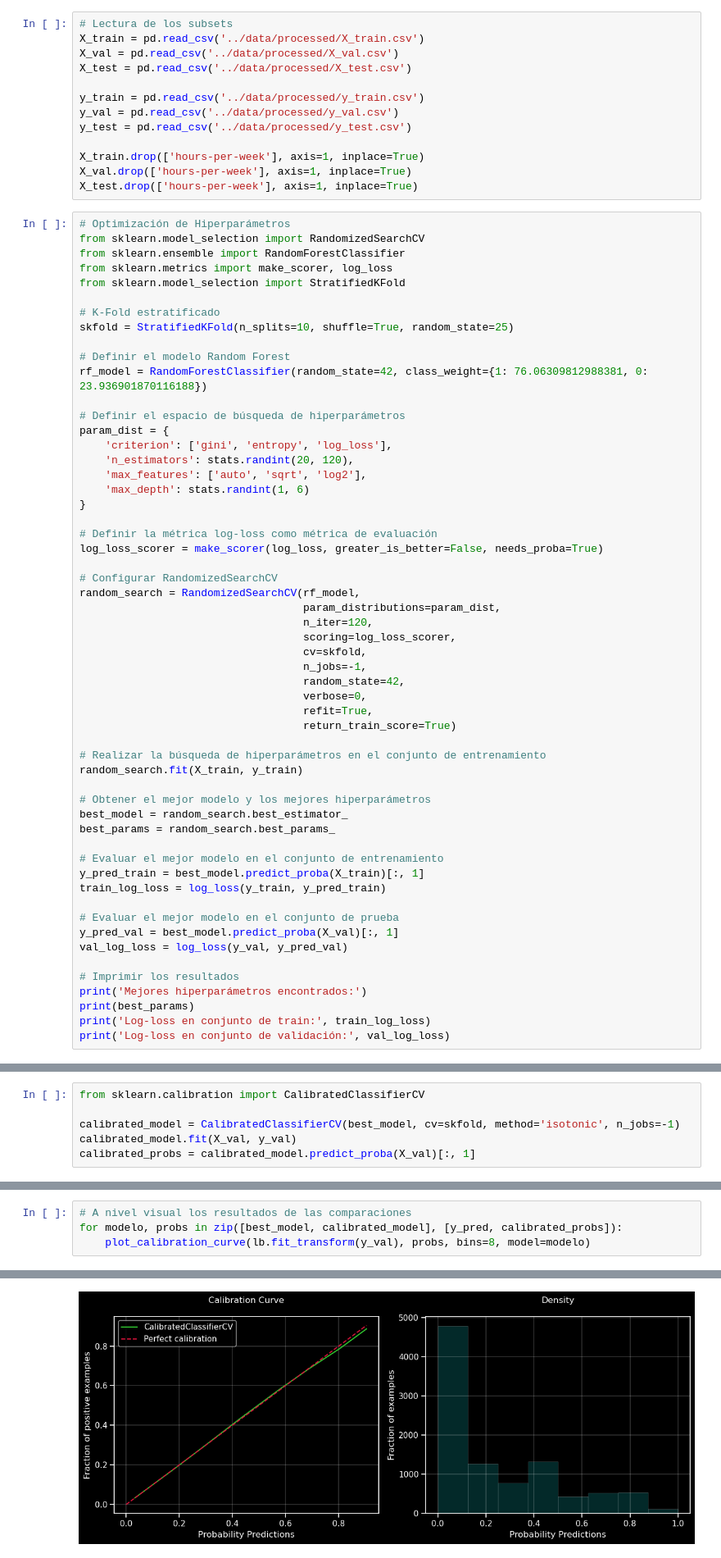
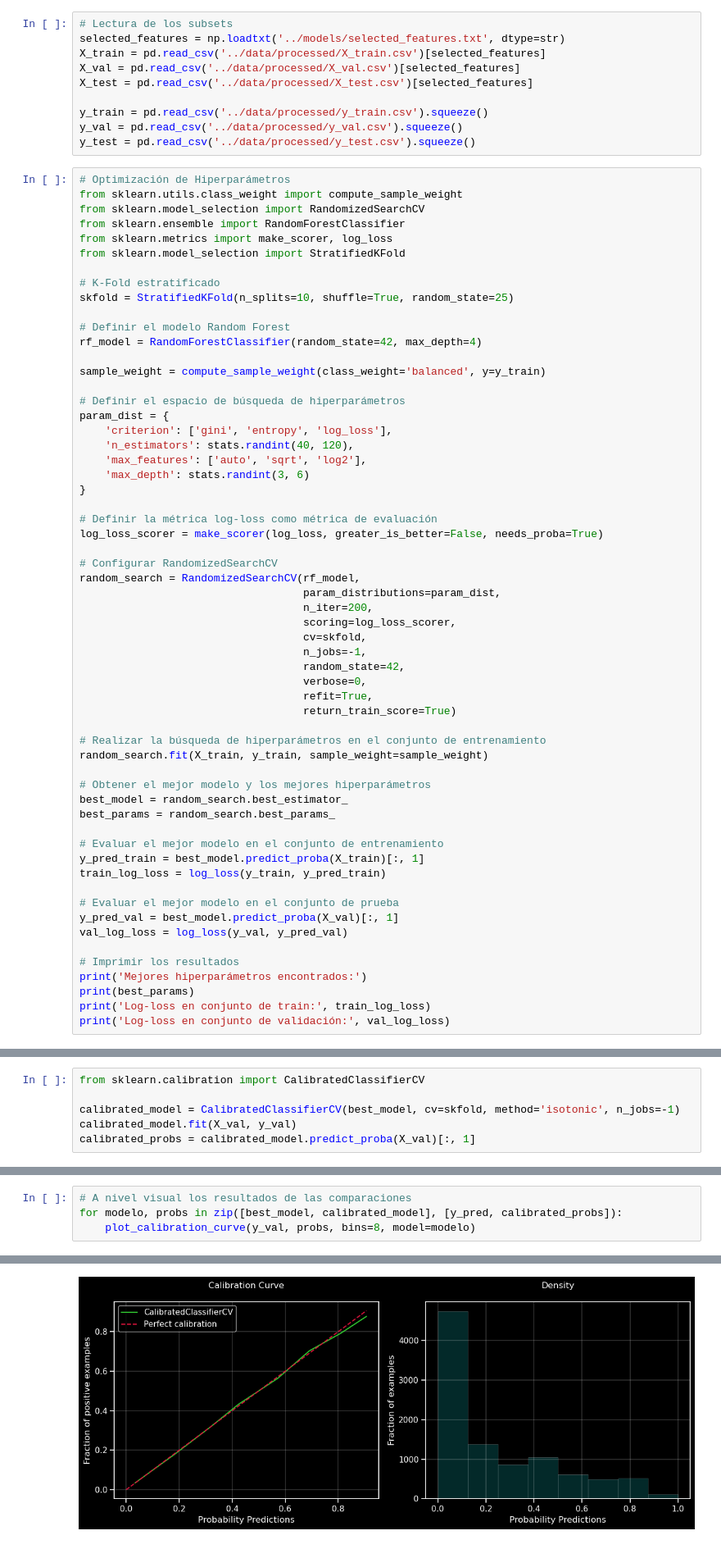
Before and after one commit to jorge-robledo11/Clasification-Random-Forest, a Jupyter notebook: notebooks/06_hyperparameters_optimization+calibration.ipynb, the cells around one changed output, grey strips where cells are left out. Shown at 82% size. Saved outputs shown, nothing was run; the diff lists cells and outputs as text.

```diff
--- a/notebooks/06_hyperparameters_optimization+calibration.ipynb
+++ b/notebooks/06_hyperparameters_optimization+calibration.ipynb
@@ -12,19 +12,17 @@ warnings.simplefilter('ignore')
 %autoreload 2
 # %%
 # Lectura de los subsets
-X_train = pd.read_csv('../data/processed/X_train.csv')
-X_val = pd.read_csv('../data/processed/X_val.csv')
-X_test = pd.read_csv('../data/processed/X_test.csv')
+selected_features = np.loadtxt('../models/selected_features.txt', dtype=str)
+X_train = pd.read_csv('../data/processed/X_train.csv')[selected_features]
+X_val = pd.read_csv('../data/processed/X_val.csv')[selected_features]
+X_test = pd.read_csv('../data/processed/X_test.csv')[selected_features]
 
-y_train = pd.read_csv('../data/processed/y_train.csv')
-y_val = pd.read_csv('../data/processed/y_val.csv')
-y_test = pd.read_csv('../data/processed/y_test.csv')
-
-X_train.drop(['hours-per-week'], axis=1, inplace=True)
-X_val.drop(['hours-per-week'], axis=1, inplace=True)
-X_test.drop(['hours-per-week'], axis=1, inplace=True)
+y_train = pd.read_csv('../data/processed/y_train.csv').squeeze()
+y_val = pd.read_csv('../data/processed/y_val.csv').squeeze()
+y_test = pd.read_csv('../data/processed/y_test.csv').squeeze()
 # %%
 # Optimización de Hiperparámetros
+from sklearn.utils.class_weight import compute_sample_weight
 from sklearn.model_selection import RandomizedSearchCV
 from sklearn.ensemble import RandomForestClassifier
 from sklearn.metrics import make_scorer, log_loss
@@ -34,14 +32,16 @@ from sklearn.model_selection import StratifiedKFold
 skfold = StratifiedKFold(n_splits=10, shuffle=True, random_state=25)
 
 # Definir el modelo Random Forest
-rf_model = RandomForestClassifier(random_state=42, class_weight={1: 76.06309812988381, 0: 23.936901870116188})
+rf_model = RandomForestClassifier(random_state=42, max_depth=4)
+
+sample_weight = compute_sample_weight(class_weight='balanced', y=y_train)
 
 # Definir el espacio de búsqueda de hiperparámetros
 param_dist = {
     'criterion': ['gini', 'entropy', 'log_loss'],
-    'n_estimators': stats.randint(20, 120),
+    'n_estimators': stats.randint(40, 120),
     'max_features': ['auto', 'sqrt', 'log2'],
-    'max_depth': stats.randint(1, 6)
+    'max_depth': stats.randint(3, 6)
 }
 
 # Definir la métrica log-loss como métrica de evaluación
@@ -50,7 +50,7 @@ log_loss_scorer = make_scorer(log_loss, greater_is_better=False, needs_proba=Tru
 # Configurar RandomizedSearchCV
 random_search = RandomizedSearchCV(rf_model,
                                    param_distributions=param_dist,
-                                   n_iter=120,
+                                   n_iter=200,
                                    scoring=log_loss_scorer,
                                    cv=skfold,
                                    n_jobs=-1,
@@ -60,7 +60,7 @@ random_search = RandomizedSearchCV(rf_model,
                                    return_train_score=True)
 
 # Realizar la búsqueda de hiperparámetros en el conjunto de entrenamiento
-random_search.fit(X_train, y_train)
+random_search.fit(X_train, y_train, sample_weight=sample_weight)
 
 # Obtener el mejor modelo y los mejores hiperparámetros
 best_model = random_search.best_estimator_
@@ -115,10 +112,10 @@ Brier Score of RandomForestClassifier: 11.66%
 # %%
 # A nivel visual los resultados de las comparaciones
 for modelo, probs in zip([best_model, calibrated_model], [y_pred, calibrated_probs]):
-    plot_calibration_curve(lb.fit_transform(y_val), probs, bins=8, model=modelo)
+    plot_calibration_curve(y_val, probs, bins=8, model=modelo)
 # %% [output]
 [figure]
-[figure, old version]
+[figure, new version]
 # %%
 # Curva ROC con el modelo calibrado
 roc_curve_plot(model=calibrated_model,
```
Also changed, not shown: parts of 6 cells of this notebook, 7 other files.
